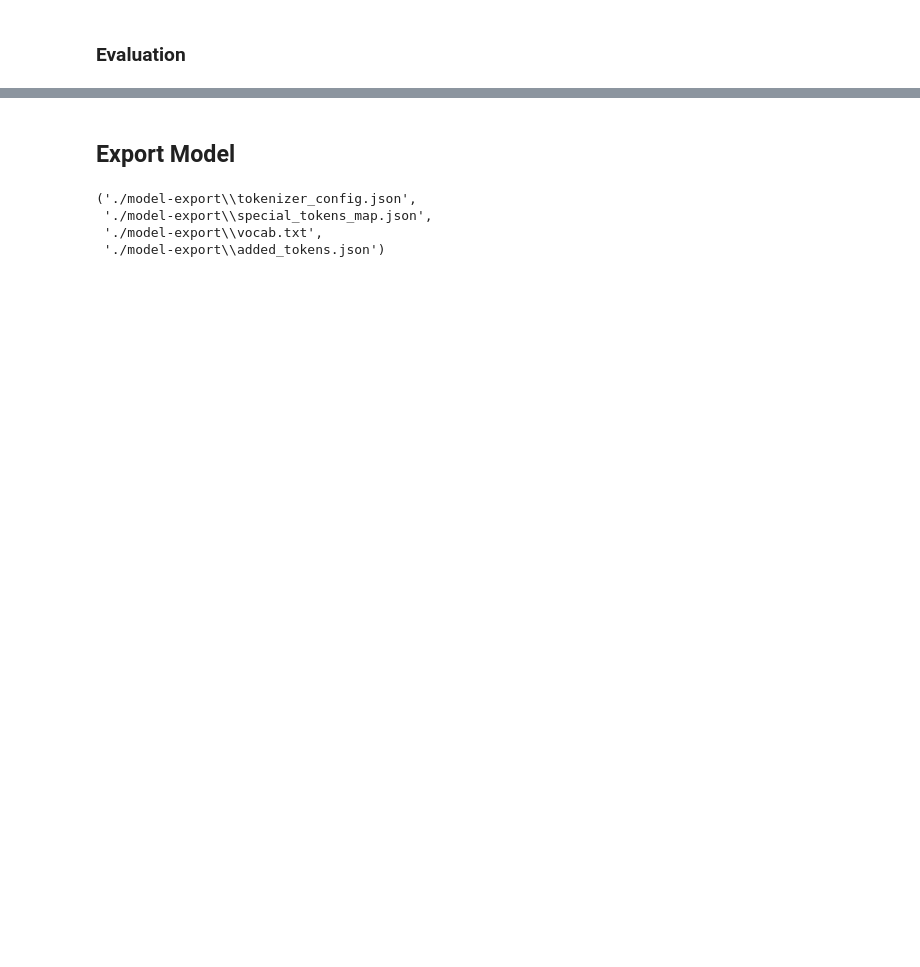
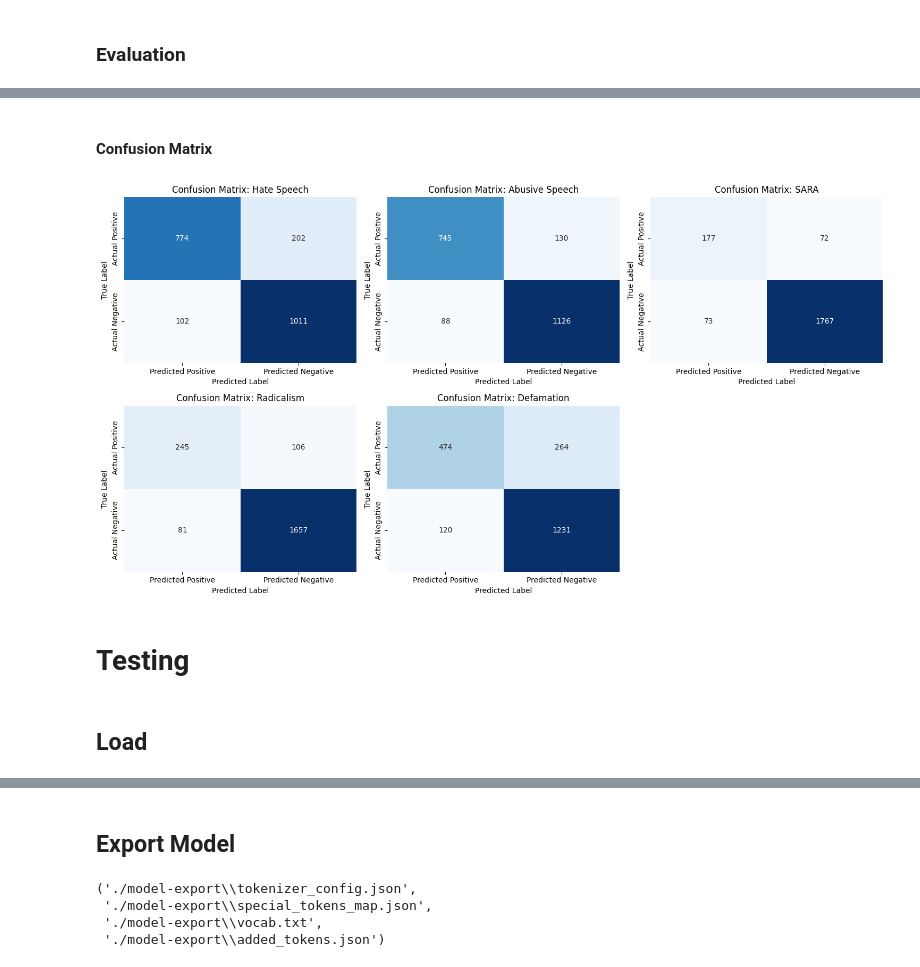
Before and after one commit to RML1812/safe-anonymous-chat-bot-telegram, a Jupyter notebook: model-creation/IndoBERT Toxicity Classification Model.ipynb, the cells around one changed output, grey strips where cells are left out. Saved outputs shown, nothing was run; the diff lists cells and outputs as text; code cells hidden in the pictures; blank space fills up the shorter version.

```diff
--- a/model-creation/IndoBERT Toxicity Classification Model.ipynb
+++ b/model-creation/IndoBERT Toxicity Classification Model.ipynb
@@ -695,3 +787,0 @@ with torch.no_grad():
-# %%
-predictions = np.concatenate(predictions, axis=0)
-true_labels = np.concatenate(true_labels, axis=0)
@@ -752,0 +912,5 @@ Defamation: Probability = 0.8836, Prediction = Yes
+# %%
+optimal_thresholds = find_optimal_thresholds(val_trues, val_preds)
+print("Optimal thresholds per label:")
+for label, t in zip(category_columns, optimal_thresholds):
+    print(f"{label}: {t:.2f}")
@@ -752,0 +924,9 @@ Defamation: Probability = 0.8836, Prediction = Yes
+# %%
+def apply_thresholds(y_probs, thresholds):
+    """
+    Apply per-label thresholds to sigmoid predictions.
+    """
+    return np.array([(row >= thresholds).astype(int) for row in y_probs])
+
+# Apply thresholds
+val_binary_preds = apply_thresholds(val_preds, np.array(optimal_thresholds))
@@ -752,0 +1004,37 @@ Defamation: Probability = 0.8836, Prediction = Yes
+# %% [markdown]
+#### Confusion Matrix
+# %%
+# Compute confusion matrices for each class
+conf_matrices = multilabel_confusion_matrix(val_trues, val_binary_preds)
+
+# Plot settings
+n_labels = len(category_columns)
+cols = 3  # number of plots per row
+rows = (n_labels + cols - 1) // cols
+
+fig, axes = plt.subplots(rows, cols, figsize=(5 * cols, 4 * rows))
+axes = axes.flatten()
+
+for i, (label, matrix) in enumerate(zip(category_columns, conf_matrices)):
+    tn, fp, fn, tp = matrix.ravel()
+    cm = [[tp, fp], [fn, tn]]
+
+    df_cm = pd.DataFrame(cm, index=["Actual Positive", "Actual Negative"], columns=["Predicted Positive", "Predicted Negative"])
+
+    sns.heatmap(df_cm, annot=True, fmt="d", cmap="Blues", cbar=False, ax=axes[i])
+    axes[i].set_title(f"Confusion Matrix: {label}")
+    axes[i].set_ylabel("True Label")
+    axes[i].set_xlabel("Predicted Label")
+
+# Hide unused subplots if any
+for j in range(i + 1, len(axes)):
+    fig.delaxes(axes[j])
+
+plt.tight_layout()
+plt.show()
+# %% [output]
+[figure, added]
+# %% [markdown]
+# Testing
+# %% [markdown]
+## Load
```
Also changed, not shown: parts of 61 cells of this notebook, 4 other files.
